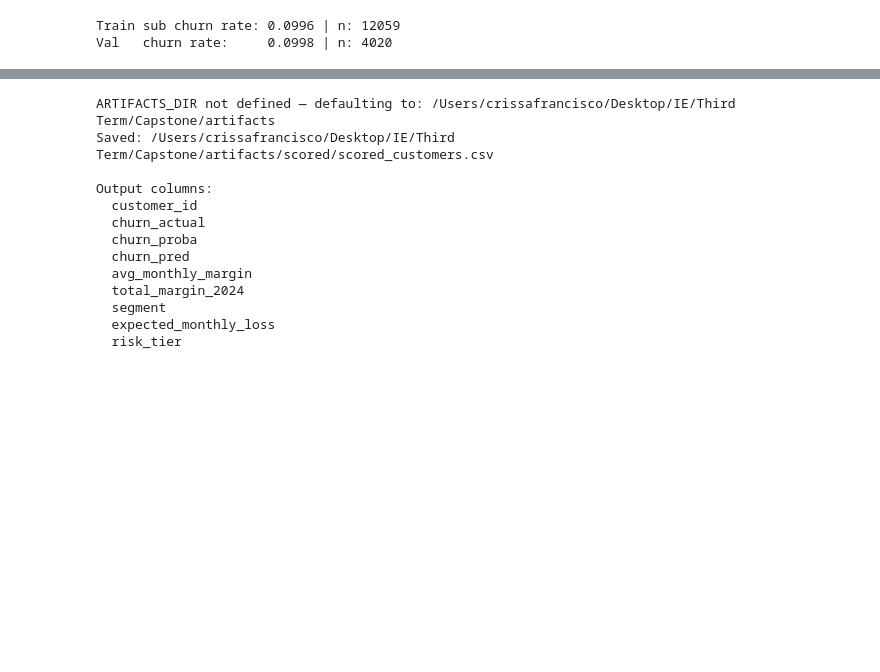
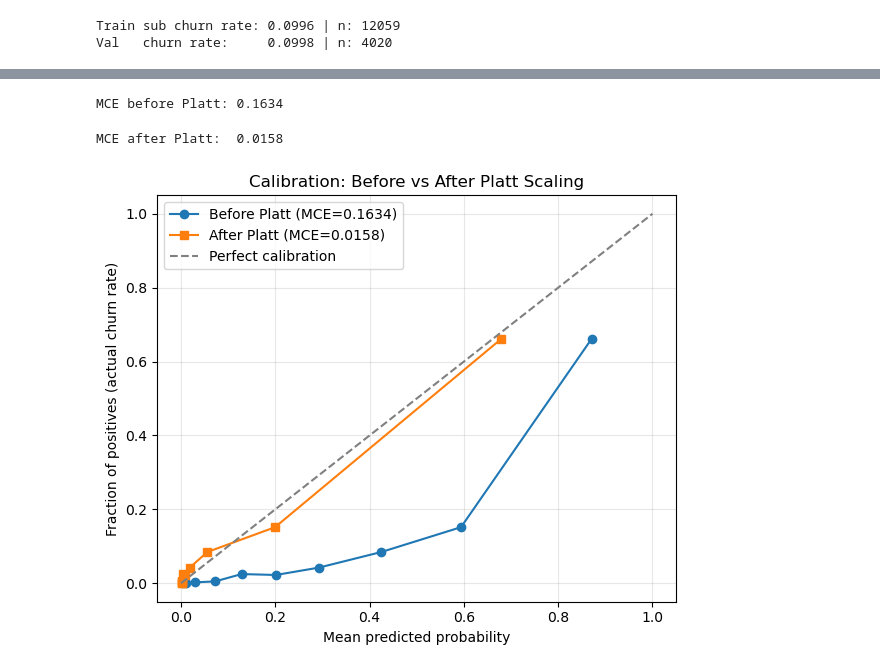
Before and after one commit to rawad-yared/bcgx-spanishgas-g1, a Jupyter notebook: notebooks/02_modeling.ipynb, the cells around one changed output, grey strips where cells are left out. Saved outputs shown, nothing was run; the diff lists cells and outputs as text; code cells hidden in the pictures; blank space fills up the shorter version.

```diff
--- a/notebooks/02_modeling.ipynb
+++ b/notebooks/02_modeling.ipynb
@@ -1658,32 +1541,0 @@ Mean calibration error: 0.1693  (< 0.05 = well-calibrated; consider Platt scalin
-# %%
-# Save scored output to CSV
-from pathlib import Path
-
-# Define ARTIFACTS_DIR if not already set (fallback: same folder as notebook)
-if "ARTIFACTS_DIR" not in dir():
-    ARTIFACTS_DIR = Path.cwd() / "artifacts"
-    print(f"ARTIFACTS_DIR not defined — defaulting to: {ARTIFACTS_DIR}")
-
-# Create output folder if it doesn't exist
-(ARTIFACTS_DIR / "scored").mkdir(parents=True, exist_ok=True)
-
-out_path = ARTIFACTS_DIR / "scored" / "scored_customers.csv"
-scored.to_csv(out_path, index=False)
-print("Saved:", out_path)
-print("\nOutput columns:")
-for col in scored.columns:
-    print(f"  {col}")
-# %% [output]
-ARTIFACTS_DIR not defined — defaulting to: /Users/crissafrancisco/Desktop/IE/Third Term/Capstone/artifacts
-Saved: /Users/crissafrancisco/Desktop/IE/Third Term/Capstone/artifacts/scored/scored_customers.csv
-
-Output columns:
-  customer_id
-  churn_actual
-  churn_proba
-  churn_pred
-  avg_monthly_margin
-  total_margin_2024
-  segment
-  expected_monthly_loss
-  risk_tier
@@ -1689,0 +1546,46 @@ Output columns:
+# %%
+# --- Step 2: Calibration check ---
+from sklearn.calibration import calibration_curve, CalibratedClassifierCV
+import matplotlib.pyplot as plt
+import numpy as np
+
+prob_true_raw, prob_pred_raw = calibration_curve(y_test, test_proba, n_bins=10, strategy="quantile")
+mce_raw = np.mean(np.abs(prob_true_raw - prob_pred_raw))
+print(f"MCE before Platt: {mce_raw:.4f}")
+# %% [output]
+MCE before Platt: 0.1634
+# %%
+# --- Step 3: Platt scaling ---
+calibrated_xgb = CalibratedClassifierCV(
+    best_xgb,
+    method="sigmoid",
+    cv="prefit"
+)
+calibrated_xgb.fit(X_val, y_val)
+
+# Re-score all customers with calibrated model
+all_proba = calibrated_xgb.predict_proba(X_all)[:, 1]
+all_pred = (all_proba >= CHOSEN_THRESHOLD).astype(int)
+
+# Verify calibration improved
+test_proba_calibrated = calibrated_xgb.predict_proba(Xte_tree)[:, 1]
+prob_true_cal, prob_pred_cal = calibration_curve(y_test, test_proba_calibrated, n_bins=10, strategy="quantile")
+mce_cal = np.mean(np.abs(prob_true_cal - prob_pred_cal))
+print(f"MCE after Platt:  {mce_cal:.4f}")
+# %% [output]
+MCE after Platt:  0.0158
+# %%
+# Before vs After calibration plot
+fig, ax = plt.subplots(figsize=(6, 5))
+ax.plot(prob_pred_raw, prob_true_raw, marker="o", label=f"Before Platt (MCE={mce_raw:.4f})")
+ax.plot(prob_pred_cal, prob_true_cal, marker="s", label=f"After Platt (MCE={mce_cal:.4f})")
+ax.plot([0, 1], [0, 1], linestyle="--", color="gray", label="Perfect calibration")
+ax.set_xlabel("Mean predicted probability")
+ax.set_ylabel("Fraction of positives (actual churn rate)")
+ax.set_title("Calibration: Before vs After Platt Scaling")
+ax.legend()
+ax.grid(True, alpha=0.3)
+plt.tight_layout()
+plt.show()
+# %% [output]
+[figure, added]
```
Also changed, not shown: parts of 28 cells of this notebook, 4 other files.
